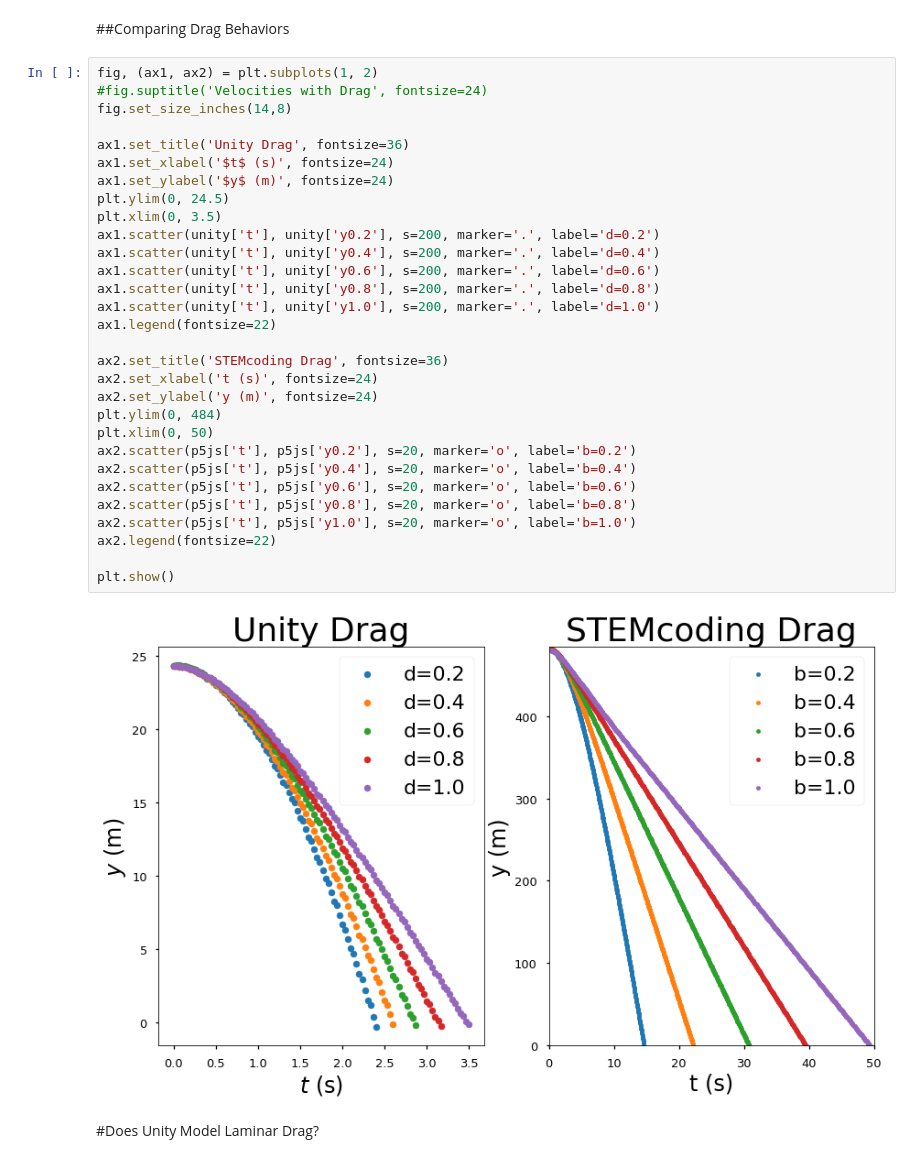
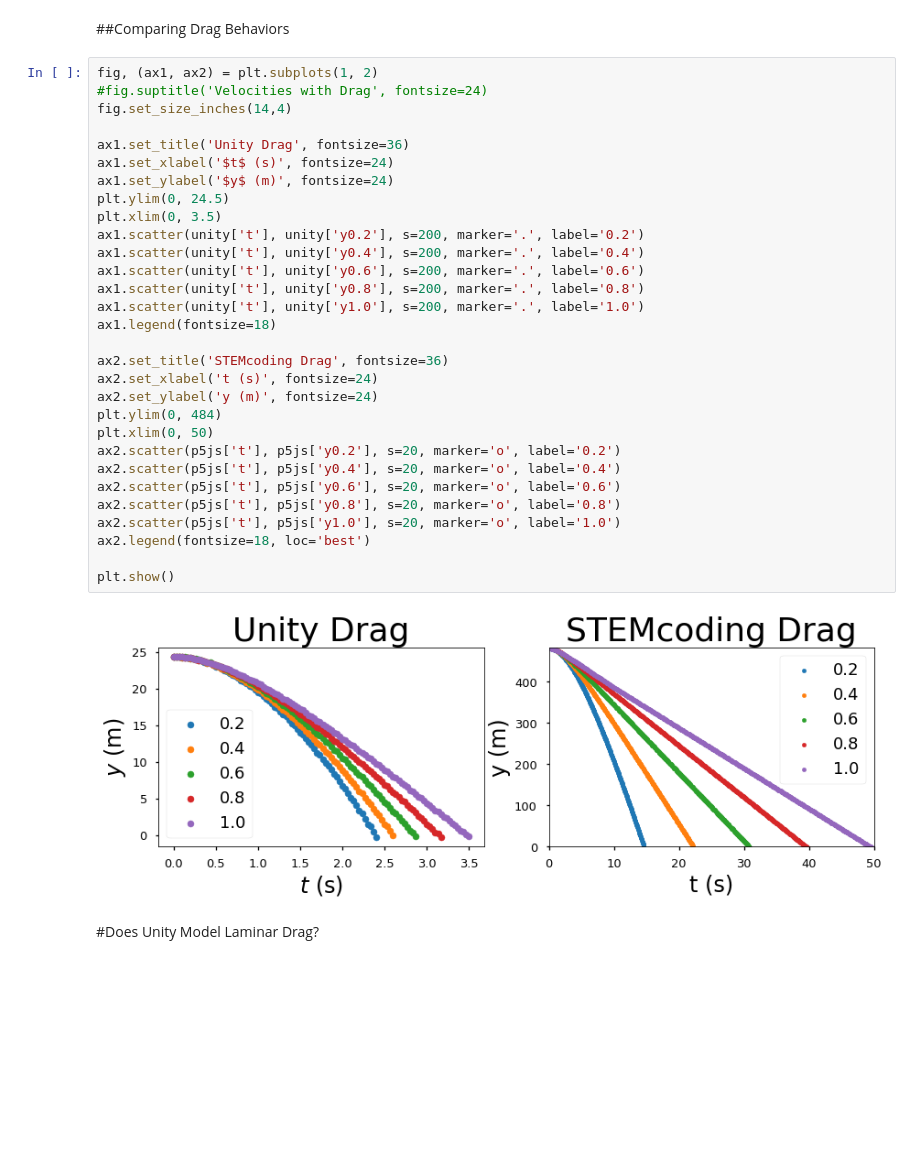
Before and after one commit to jimmynewland/colabnotebooks, a Jupyter notebook: UH_COT_RET_Video_Game_Drag_and_Modeling.ipynb, the cells around one changed output. Drawn from its saved outputs; the diff is of its cells as text; blank space fills up the shorter version.

```diff
--- a/UH_COT_RET_Video_Game_Drag_and_Modeling.ipynb
+++ b/UH_COT_RET_Video_Game_Drag_and_Modeling.ipynb
@@ -305,35 +305,35 @@ The linearized data with a regression fit gives reasonable values for the accele
 # %%
 fig, (ax1, ax2) = plt.subplots(1, 2)
 #fig.suptitle('Velocities with Drag', fontsize=24)
-fig.set_size_inches(14,8)
+fig.set_size_inches(14,4)
 
 ax1.set_title('Unity Drag', fontsize=36)
 ax1.set_xlabel('$t$ (s)', fontsize=24)
 ax1.set_ylabel('$y$ (m)', fontsize=24)
 plt.ylim(0, 24.5)
 plt.xlim(0, 3.5)
-ax1.scatter(unity['t'], unity['y0.2'], s=200, marker='.', label='d=0.2')
-ax1.scatter(unity['t'], unity['y0.4'], s=200, marker='.', label='d=0.4')
-ax1.scatter(unity['t'], unity['y0.6'], s=200, marker='.', label='d=0.6')
-ax1.scatter(unity['t'], unity['y0.8'], s=200, marker='.', label='d=0.8')
-ax1.scatter(unity['t'], unity['y1.0'], s=200, marker='.', label='d=1.0')
-ax1.legend(fontsize=22)
+ax1.scatter(unity['t'], unity['y0.2'], s=200, marker='.', label='0.2')
+ax1.scatter(unity['t'], unity['y0.4'], s=200, marker='.', label='0.4')
+ax1.scatter(unity['t'], unity['y0.6'], s=200, marker='.', label='0.6')
+ax1.scatter(unity['t'], unity['y0.8'], s=200, marker='.', label='0.8')
+ax1.scatter(unity['t'], unity['y1.0'], s=200, marker='.', label='1.0')
+ax1.legend(fontsize=18)
 
 ax2.set_title('STEMcoding Drag', fontsize=36)
 ax2.set_xlabel('t (s)', fontsize=24)
 ax2.set_ylabel('y (m)', fontsize=24)
 plt.ylim(0, 484)
 plt.xlim(0, 50)
-ax2.scatter(p5js['t'], p5js['y0.2'], s=20, marker='o', label='b=0.2')
-ax2.scatter(p5js['t'], p5js['y0.4'], s=20, marker='o', label='b=0.4')
-ax2.scatter(p5js['t'], p5js['y0.6'], s=20, marker='o', label='b=0.6')
-ax2.scatter(p5js['t'], p5js['y0.8'], s=20, marker='o', label='b=0.8')
-ax2.scatter(p5js['t'], p5js['y1.0'], s=20, marker='o', label='b=1.0')
-ax2.legend(fontsize=22)
+ax2.scatter(p5js['t'], p5js['y0.2'], s=20, marker='o', label='0.2')
+ax2.scatter(p5js['t'], p5js['y0.4'], s=20, marker='o', label='0.4')
+ax2.scatter(p5js['t'], p5js['y0.6'], s=20, marker='o', label='0.6')
+ax2.scatter(p5js['t'], p5js['y0.8'], s=20, marker='o', label='0.8')
+ax2.scatter(p5js['t'], p5js['y1.0'], s=20, marker='o', label='1.0')
+ax2.legend(fontsize=18, loc='best')
 
 plt.show()
 # %% [output]
-[figure, old version]
+[figure, new version]
 # %% [markdown]
 #Does Unity Model Laminar Drag?
 # %% [markdown]
```
Also changed, not shown: parts of 6 cells of this notebook.
